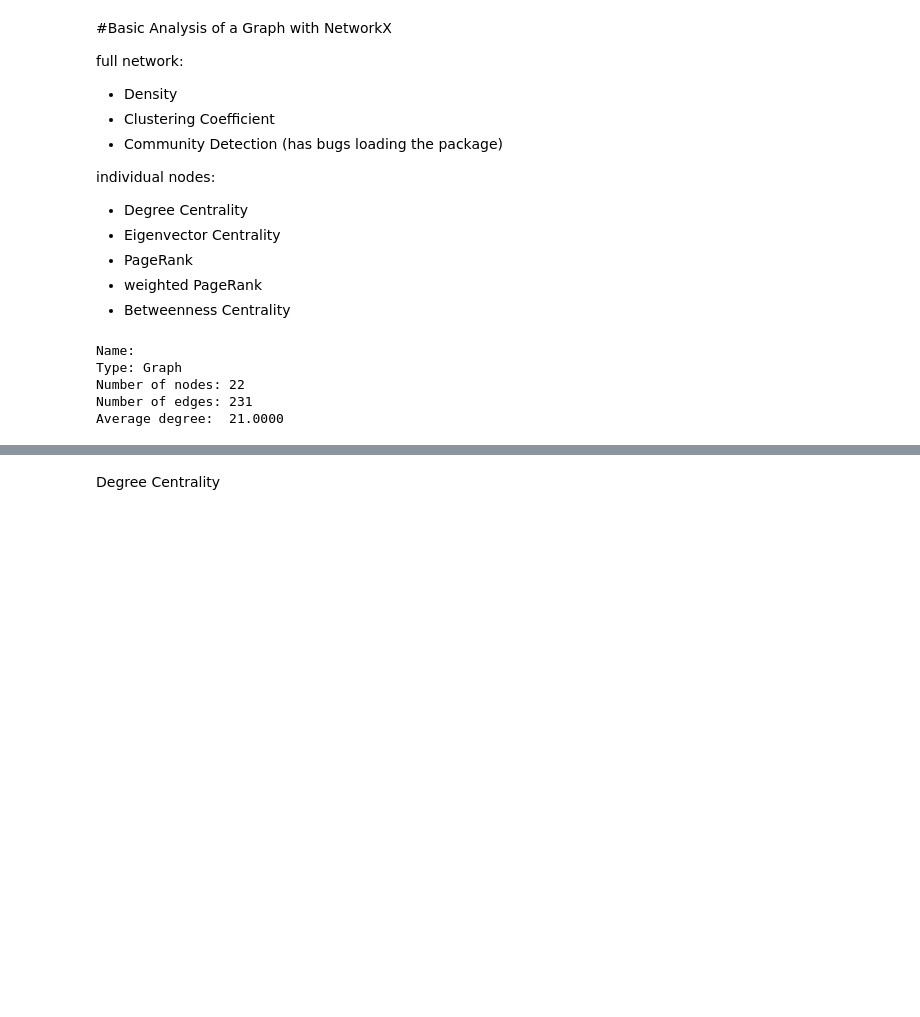
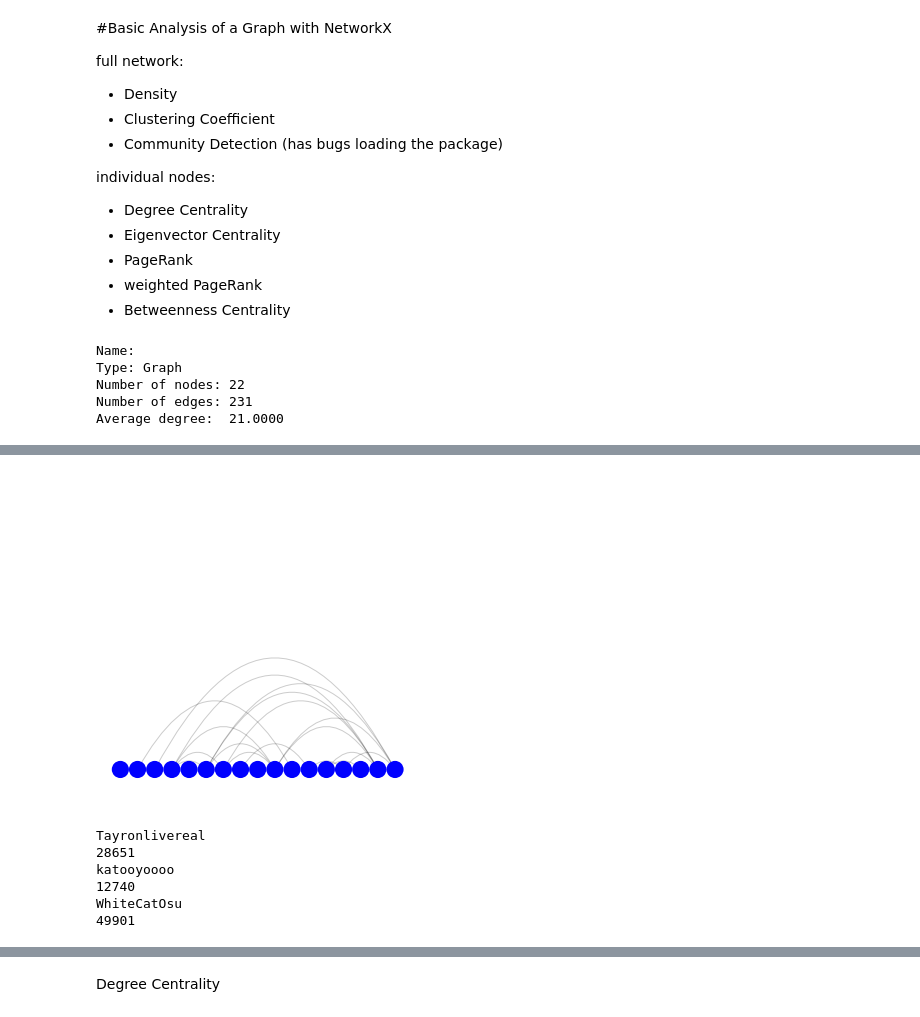
Before and after one commit to Silasueber/project2021, a Jupyter notebook: basic_graph_analysis.ipynb, the cells around one changed output, grey strips where cells are left out. Drawn from its saved outputs; the diff is of its cells as text; code cells hidden in the pictures; blank space fills up the shorter version.

```diff
--- a/basic_graph_analysis.ipynb
+++ b/basic_graph_analysis.ipynb
@@ -59,0 +94,20 @@ nx.draw(G)
+# %%
+c = nv.plots.ArcPlot(G, node_order='followerCount')
+c.draw()
+plt.show()
+# %% [output]
+[figure, added]
+# %%
+#How many followers do the isolated nodes have?
+isolated_nodes = list(nx.isolates(G))
+for node, d in G.nodes(data=True):
+    if node in isolated_nodes:
+        print(node)
+        print(d["followerCount"])
+# %% [output]
+Tayronlivereal
+28651
+katooyoooo
+12740
+WhiteCatOsu
+49901
```
Also changed, not shown: parts of 24 cells of this notebook.
